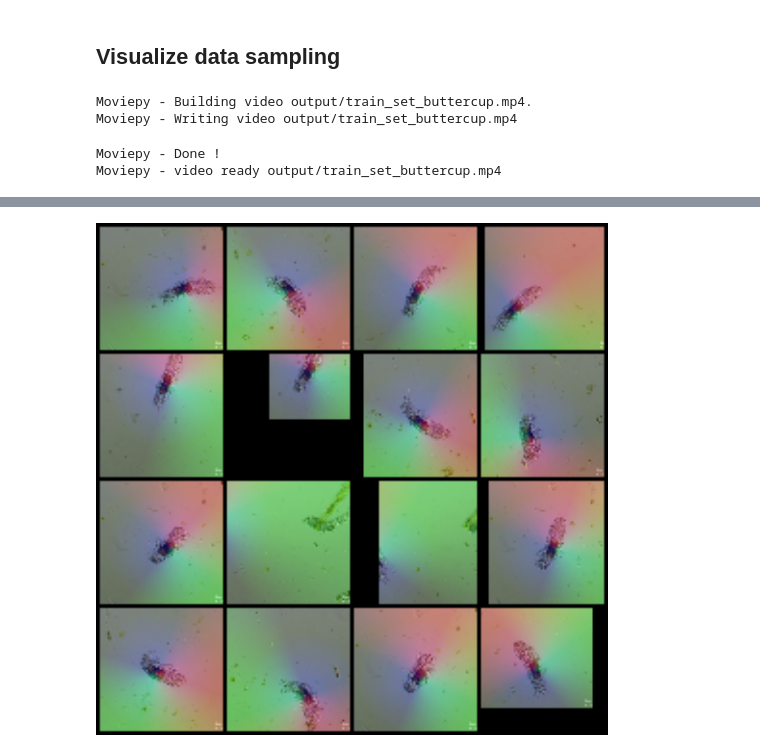
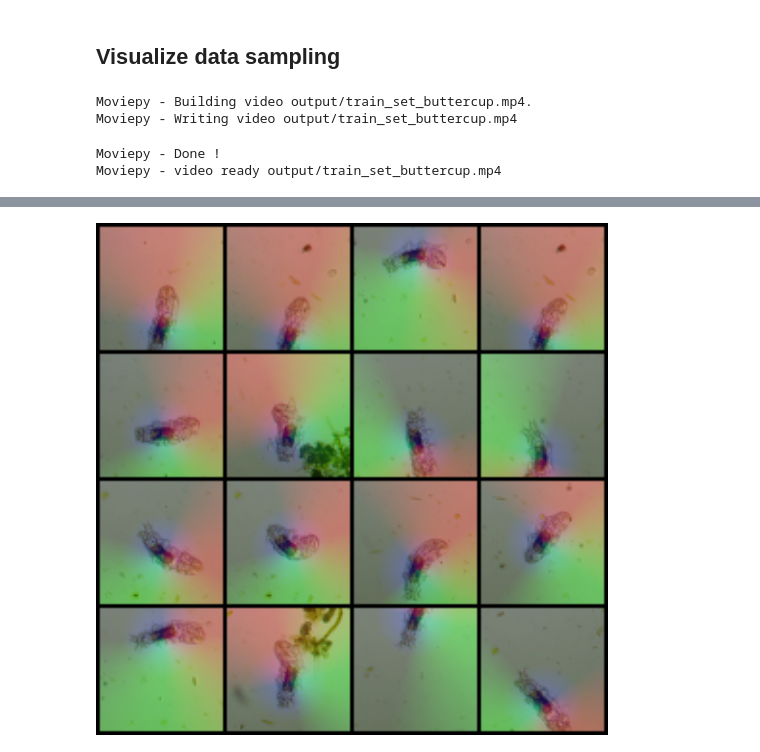
Before and after one commit to parameterized/micro-sim, a Jupyter notebook: notebooks/Controllable.ipynb, the cells around one changed output, grey strips where cells are left out. Saved outputs shown, nothing was run; the diff lists cells and outputs as text; code cells hidden in the pictures.

Commit message:
controllable training, dataset in memory, update readme

```diff
--- a/notebooks/Controllable.ipynb
+++ b/notebooks/Controllable.ipynb
@@ -69,18 +43,19 @@ tensor_to_img = lambda x: Image.fromarray(
 @dataclass
 class Config:
     # data
-    frames_path: str = 'datasets/jams-germs/frames/Buttercup the Water Bear Sees a Giant Amoeba'
-    frame_count: int = None
+    dataset_path: str = 'datasets/jams-germs/buttercup-dataset.pkl'
+    dataset_vid_path: str = 'datasets/jams-germs/raw-videos/Buttercup the Water Bear Sees a Giant Amoeba-H3jCiKa6BS8.mkv'
     device: int = 'cuda'
 
     # model
+    model_id: str = None
     model_type: str = 'controllable'
     num_memory_x: int = 8
     num_memory_h: int = 4
     sample_size: int = 64
     img_shape: tuple = None
     layers_per_block = 2
-    block_out_channels: tuple = (16, 32, 64, 128, 128)
+    block_out_channels: tuple = (32, 32, 64, 128, 128)
     down_block_types: tuple = (
         "DownBlock2D",
         "DownBlock2D",
@@ -120,7 +95,6 @@ class Config:
 
     # automatically set these
     def init(self):
-        self.frame_count: int = len(os.listdir(self.frames_path))
         self.img_shape = (3, self.sample_size, self.sample_size)
         return self
 
@@ -144,7 +118,3 @@ asdict(cf)
  'num_train_timesteps': 1000,
  'num_inference_steps': 16,
  'inference_skip': 0}
-# %%
-# load tracking file
-with open('datasets/track-buttercup.json', 'r') as f:
-    full_track = json.load(f)
@@ -269,23 +332,20 @@ def gen_trainset_video(path, fps=25):
     tqdm._instances.clear()
     tp = Pool()
     perm = torch.arange(16)
-    full_clip = torch.empty(16, 4 * 20, *cf.img_shape)
-    # full_track = torch.empty(*full_clip.shape[:2], 4)
-    full_local_embs = torch.empty_like(full_clip)
-    full_cam_movements = torch.empty_like(full_clip[:, :, :2, 0, 0])
-    first_frames = torch.zeros_like(full_clip[:, :, 0, 0, 0]).bool()
-    for i in tqdm(range(full_clip.shape[1] // 4)):
+    full_imgs = torch.empty(16, 4 * 20, *cf.img_shape)
+    full_embs = torch.empty_like(full_imgs)
+    full_track = torch.empty(*full_imgs.shape[:2], 5)
+    first_frames = torch.zeros(full_imgs.shape[:2]).bool()
+    for i in tqdm(range(full_imgs.shape[1] // 4)):
         # first 1/4 gets replaced with new samples
-        start_frames, memory, is_first = tp.sample(perm)
-        x0s, local_embs, cam_movements = get_batch(16, start_frames)
-        full_clip[:, 4 * i:4 * (i + 1)] = x0s
-        # full_track[:, 4 * i:4 * (i + 1)] = track
-        full_local_embs[:, 4 * i:4 * (i + 1)] = local_embs
-        full_cam_movements[:, 4 * i:4 * (i + 1)] = cam_movements
+        imgs, embs, track, memory, is_first = tp.sample(perm)
+        full_imgs[:, 4 * i:4 * (i + 1)] = imgs[:, 1:]
+        full_embs[:, 4 * i:4 * (i + 1)] = embs[:, 1:]
+        full_track[:, 4 * i:4 * (i + 1)] = track[:, 1:]
         first_frames[is_first, 4 * i] = True
-        tp.replace(perm, start_frames, memory)
+        tp.replace(perm, memory)
 
-    full_clip = invnorm_t(full_clip)
+    full_imgs = dataset.denorm(full_imgs)
 
     def make_frame(frame_state):
         if frame_state['first_frame']:
@@ -293,74 +353,52 @@ def gen_trainset_video(path, fps=25):
             return np.zeros((512, 512, 3), dtype=np.int8)
 
         i = frame_state['i']
-        frame = (full_clip[:, i] * 255).type(torch.uint8)
-        frame_state['cam_movements'] += full_cam_movements[:, i]
-        frame_state['cam_movements'][first_frames[:, i]] = 0
-#         keypoints = full_track[:, i, None, :2] * cf.sample_size
-#         keypoints = torch.cat([
-#             keypoints,
-#             keypoints + full_track[:, i, None, 2:] * 20
-#         ], dim=1)
-
-#         ci, cj = torch.meshgrid(
-#             *[torch.arange(cf.sample_size) for _ in range(2)],
-#             indexing='xy'
-#         )
-#         coords = torch.stack([ci, cj], dim=0)
+        frame = (full_imgs[:, i] * 255).type(torch.uint8)
+        frame_state['first_campos'][first_frames[:, i]] = \
+            full_track[first_frames[:, i], i, -2:]
 
         for j in range(frame.shape[0]):
-            # for k in range(2):
-            #     frame[j] = torchvision.utils.draw_keypoints(
-            #         frame[j], keypoints[j:j+1, k:k+1],
-            #         colors=['deepskyblue', 'tomato'][k], radius=2
-            #     )
+            # cam movement
+            # cm = ((full_track[j, i, -2:] - frame_state['first_campos'][j])
+            #     * cf.sample_size + .5).int().tolist()
+            cm = [0, 0]
+            stabilize = lambda x: affine(x, 0, cm, 1, [0, 0], InterpolationMode.BILINEAR)
+            frame[j] = stabilize(frame[j])
+            mask = stabilize(torch.ones_like(frame[j]))
+            frame[j] = .7 * frame[j] + .3 * 255 * stabilize(
+                full_embs[j, i].clip(0, 1))
+            if i > 0:
+                frame[j] = frame[j] + (1 - mask) * frame_state['first_frame_rgb'][j] * .7
 
-            # # body -> pixel
-            # dirs = coords - keypoints[j, 0, :, None, None]
-            # angles = torch.atan2(dirs[1], dirs[0])
-            # # orientation
-            # oxoy = full_track[j][i][2:]
-            # angles = angles - torch.atan2(oxoy[1], oxoy[0])
-            # local_dx = angles.cos()
-            # local_dy = angles.sin()
-            # dist = (dirs[0]**2 + dirs[1]**2).sqrt() * (2 / cf.sample_size)
-            # local_embedding = torch.stack([
-            #     local_dx, local_dy, 1 - dist
-            # ], dim=0)
-            # frame[j] = .7 * frame[j] + .3 * 255 * local_embedding.clip(0, 1)
-            cm = (-frame_state['cam_movements'][j] * cf.sample_size + .5).int().tolist()
-            frame[j] = affine(frame[j], 0, cm, 1, [0, 0], InterpolationMode.BILINEAR)
-            frame[j] = .7 * frame[j] + .3 * 255 * affine(
-                full_local_embs[j, i].clip(0, 1),
-                0, cm, 1, [0, 0], InterpolationMode.BILINEAR
-            )
+        if i == 0:
+            frame_state['first_frame_rgb'] = frame
 
         frame = torchvision.utils.make_grid(frame / 255, nrow=4)
-        frame_state['i'] = min(i + 1, full_clip.shape[1] - 1)
+        frame_state['i'] = min(i + 1, full_imgs.shape[1] - 1)
         frame = resize(frame, 512).permute(1, 2, 0)
         return frame.clip(0, 1).multiply(255).int().cpu().numpy()
 
     os.makedirs(os.path.dirname(path), exist_ok=True)
     frame_state = {
         'i': 0, 'first_frame': True,
-        'cam_movements': torch.zeros_like(full_cam_movements[:, 0])
+        'first_campos': full_track[:, 0, -2:]
     }
     clip = mpy.VideoClip(lambda t: make_frame(frame_state),
-                         duration=full_clip.shape[1] / fps)
+                         duration=full_imgs.shape[1] / fps)
     clip.write_videofile(path, fps=fps)
     return clip
 
 clip_path = 'output/train_set_buttercup.mp4'
 clip = gen_trainset_video(clip_path)
 display_video(clip_path, loop=True)
 
 display.display(Image.fromarray(
     clip.get_frame(4 * 20 / 25).astype(np.uint8)
 ).resize((512, 512)))
 # %% [output]
 Moviepy - Building video output/train_set_buttercup.mp4.
 Moviepy - Writing video output/train_set_buttercup.mp4
 Moviepy - Done !
 Moviepy - video ready output/train_set_buttercup.mp4
 [interactive output not drawn]
-[figure, old version]
+[figure, new version]
```
Also changed, not shown: parts of 20 cells of this notebook, 4 other files.
